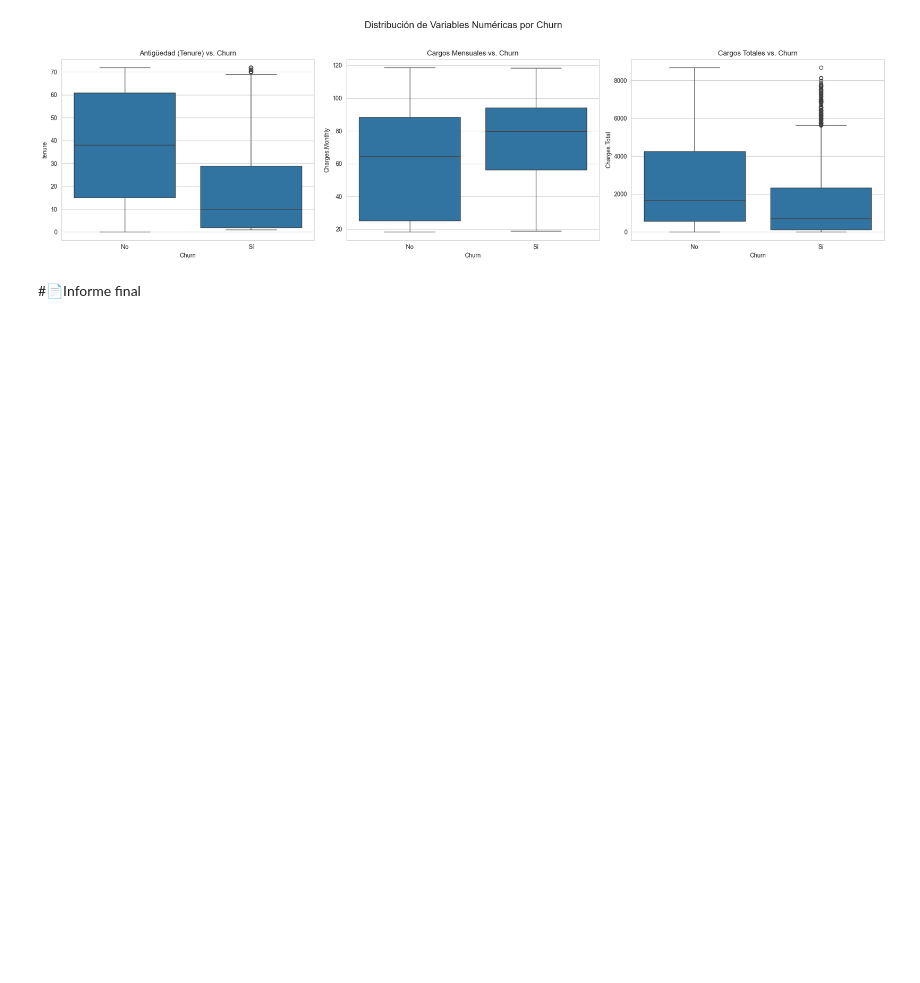
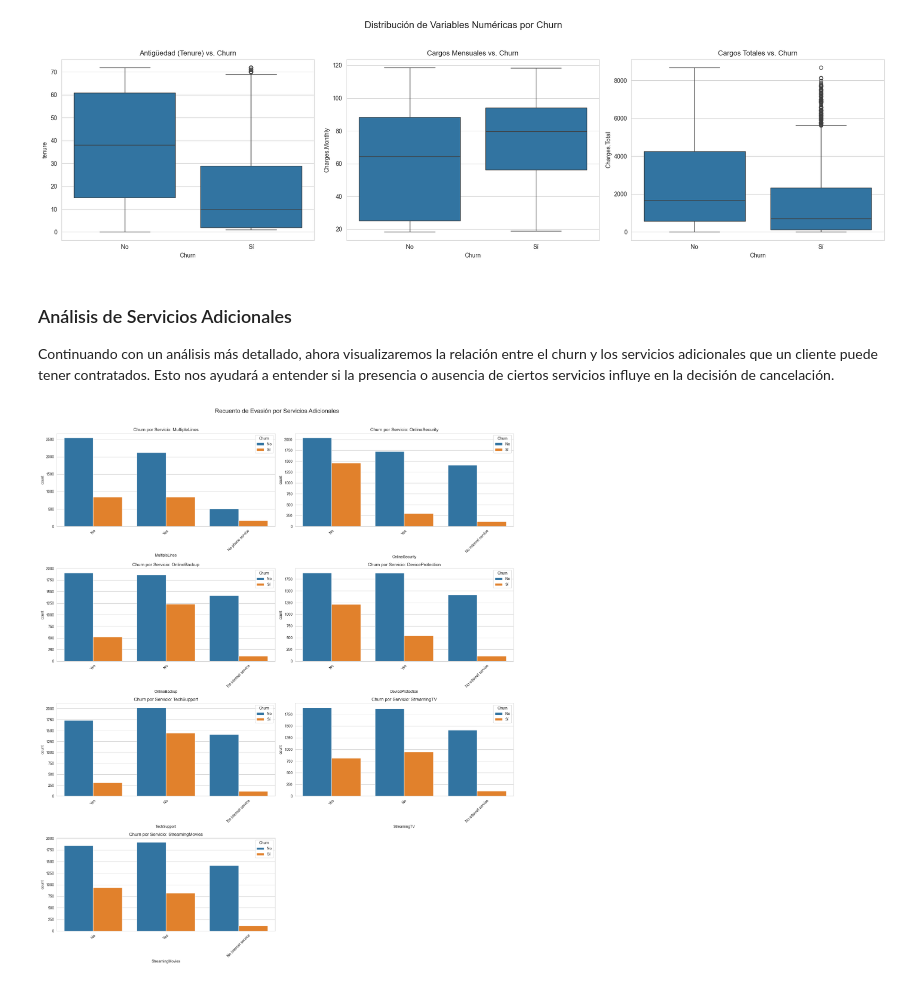
Before and after one commit to AxelFPAceves/CHALLENGE-TELECOM-X-1RA-PARTE, a Jupyter notebook: challenge2-data-science-LATAM-main/TelecomX_LATAM.ipynb, the cells around one changed output. Saved outputs shown, nothing was run; the diff lists cells and outputs as text; code cells hidden in the pictures; blank space fills up the shorter version.

```diff
--- a/challenge2-data-science-LATAM-main/TelecomX_LATAM.ipynb
+++ b/challenge2-data-science-LATAM-main/TelecomX_LATAM.ipynb
@@ -461,5 +500,39 @@ plt.tight_layout(rect=[0, 0.03, 1, 0.95])
 plt.show()
 # %% [output]
 [figure]
-# %% [markdown]
-#📄Informe final
+# %% [markdown]
+
+### Análisis de Servicios Adicionales
+
+Continuando con un análisis más detallado, ahora visualizaremos la relación entre el churn y los servicios adicionales que un cliente puede tener contratados. Esto nos ayudará a entender si la presencia o ausencia de ciertos servicios influye en la decisión de cancelación.
+# %%
+
+# Seleccionamos las columnas de servicios a analizar
+servicios = [
+    'MultipleLines', 'OnlineSecurity', 'OnlineBackup',
+    'DeviceProtection', 'TechSupport', 'StreamingTV', 'StreamingMovies'
+]
+
+# Creamos una figura para los gráficos
+# Usaremos 4 filas y 2 columnas para acomodar los 7 gráficos
+fig, axes = plt.subplots(4, 2, figsize=(18, 22))
+fig.suptitle('Recuento de Evasión por Servicios Adicionales', fontsize=16)
+
+# Aplanamos el array de ejes para iterar fácilmente
+axes = axes.flatten()
+
+for i, servicio in enumerate(servicios):
+    sns.countplot(ax=axes[i], x=servicio, hue='Churn', data=datos_transformados)
+    axes[i].set_title(f'Churn por Servicio: {servicio}')
+    axes[i].legend(title='Churn', labels=['No', 'Sí'])
+    axes[i].tick_params(axis='x', rotation=45)
+
+# Ocultamos el último eje que no se usa
+if len(servicios) < len(axes):
+    for j in range(len(servicios), len(axes)):
+        axes[j].set_visible(False)
+
+plt.tight_layout(rect=[0, 0.03, 1, 0.97]) # Ajustar para el título principal
+plt.show()
+# %% [output]
+[figure, added]
```
Also changed, not shown: parts of 11 cells of this notebook.
